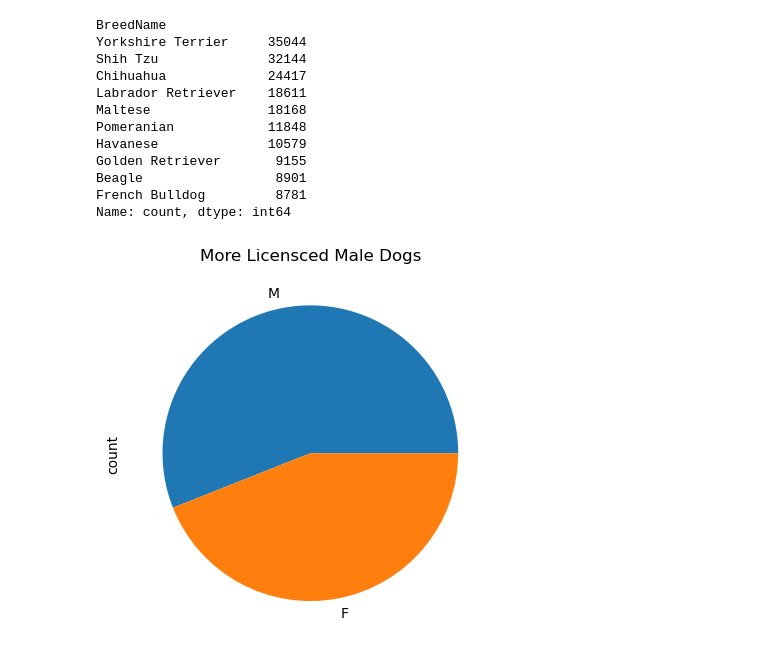
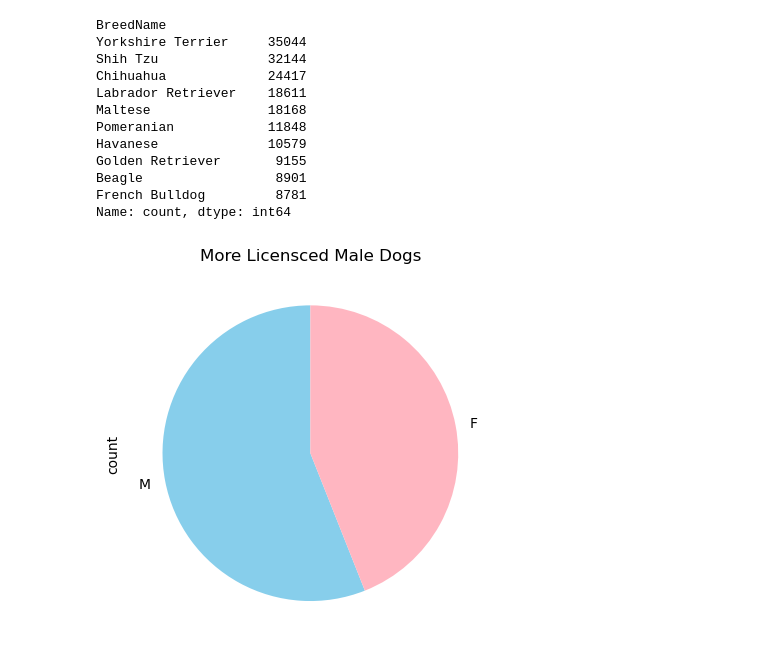
Before and after one commit to StarkArk/Tailored_Tails, a Jupyter notebook: Visualizations/data_and_code/visualization_notebook.ipynb, the cells around one changed output. Drawn from its saved outputs; the diff is of its cells as text; code cells hidden in the pictures.

```diff
--- a/Visualizations/data_and_code/visualization_notebook.ipynb
+++ b/Visualizations/data_and_code/visualization_notebook.ipynb
@@ -437,13 +437,15 @@ Name: count, dtype: int64
 # %%
 mf_df = t50_licensed_df['AnimalGender'].value_counts().head(2)
 
 # t50_licensed_df[['AnimalGender', 'BreedName', 'Borough']].plot.pie(subplots=True)
-mf_df.plot.pie()
+custom_colors = ['skyblue', 'lightpink']
+
+mf_df.plot.pie(colors=custom_colors, startangle=90)
 
 plt.title('More Licensced Male Dogs')
 
 plt.savefig('../images/more_males', bbox_inches='tight')
 
 plt.show()
 # %% [output]
-[figure, old version]
+[figure, new version]
```
Also changed, not shown: 1 other file.
